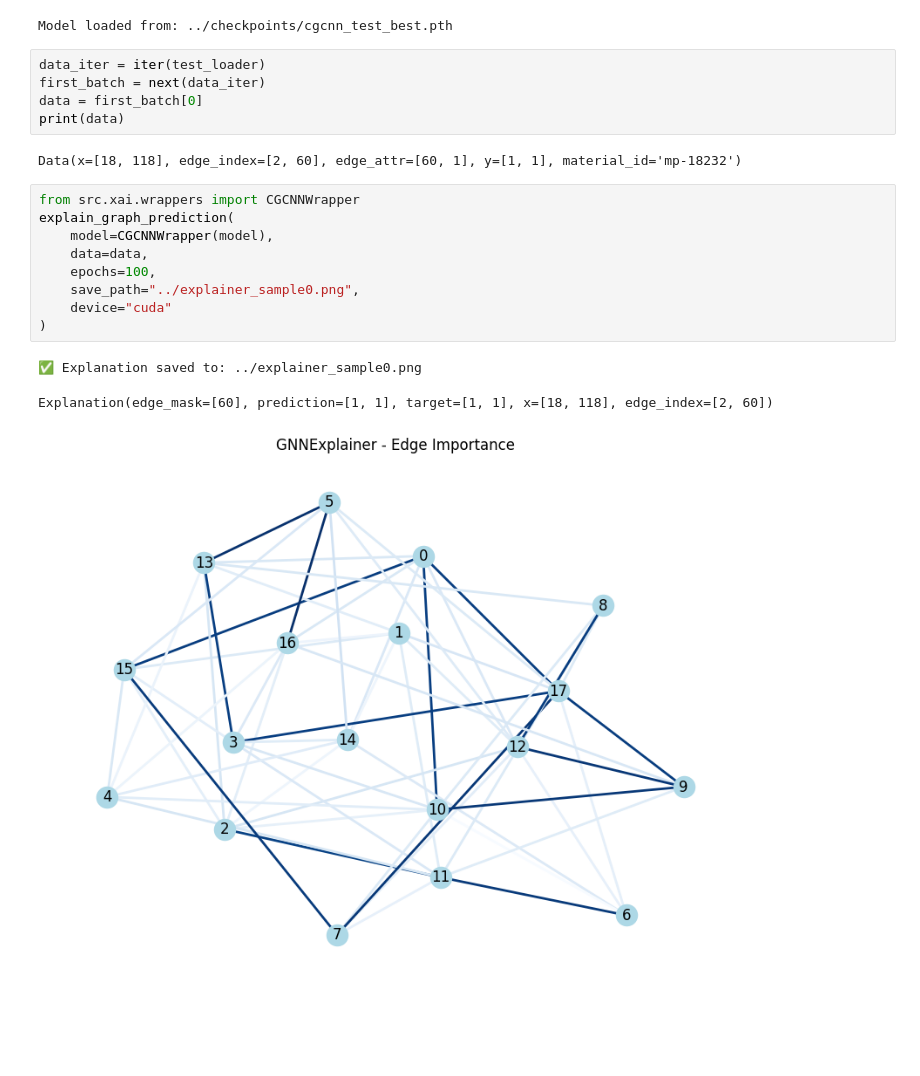
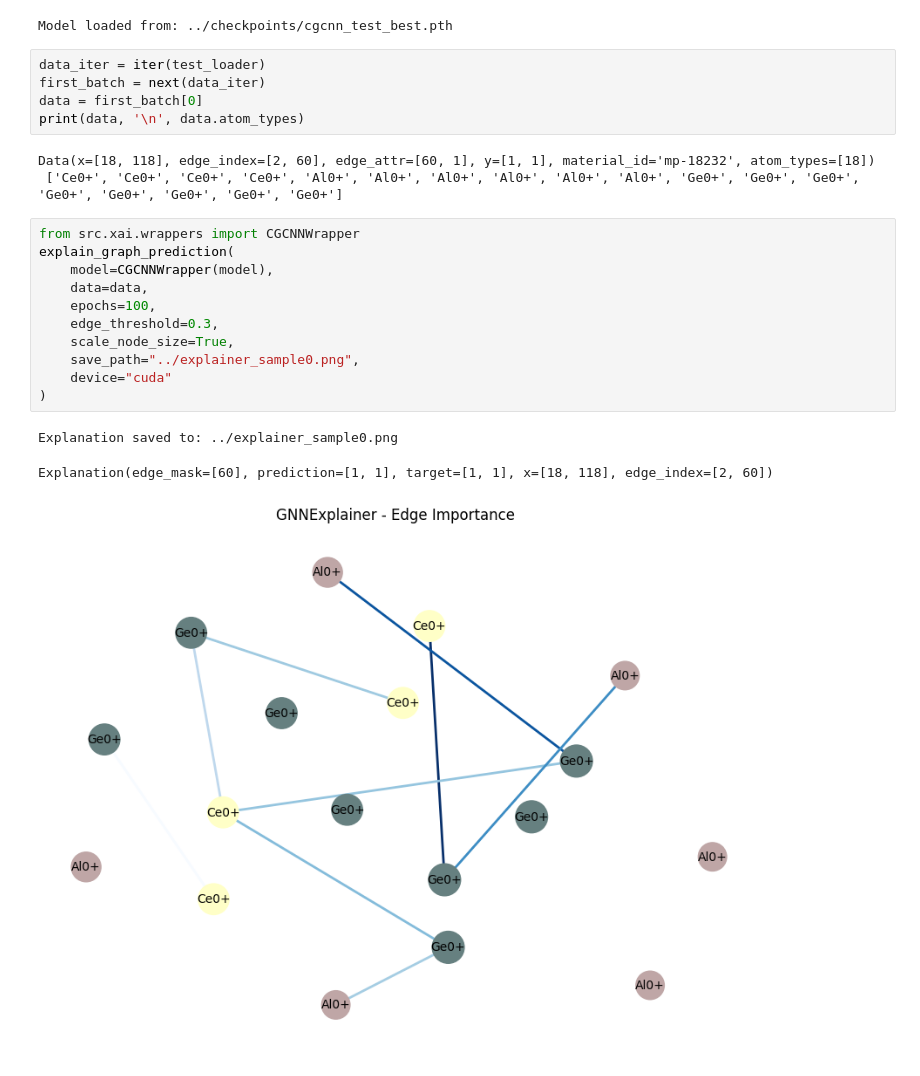
Before and after one commit to Junibuni/GMatXAI, a Jupyter notebook: notebooks/03_xai_analysis.ipynb, the cells around one changed output. Saved outputs shown, nothing was run; the diff lists cells and outputs as text; blank space fills up the shorter version.

Commit message:
visualize GNNExplainer

```diff
--- a/notebooks/03_xai_analysis.ipynb
+++ b/notebooks/03_xai_analysis.ipynb
@@ -41,19 +41,22 @@ Model loaded from: ../checkpoints/cgcnn_test_best.pth
 data_iter = iter(test_loader)
 first_batch = next(data_iter)
 data = first_batch[0]
-print(data)
+print(data, '\n', data.atom_types)
 # %% [output]
-Data(x=[18, 118], edge_index=[2, 60], edge_attr=[60, 1], y=[1, 1], material_id='mp-18232')
+Data(x=[18, 118], edge_index=[2, 60], edge_attr=[60, 1], y=[1, 1], material_id='mp-18232', atom_types=[18])
+ ['Ce0+', 'Ce0+', 'Ce0+', 'Ce0+', 'Al0+', 'Al0+', 'Al0+', 'Al0+', 'Al0+', 'Al0+', 'Ge0+', 'Ge0+', 'Ge0+', 'Ge0+', 'Ge0+', 'Ge0+', 'Ge0+', 'Ge0+']
 # %%
 from src.xai.wrappers import CGCNNWrapper
 explain_graph_prediction(
     model=CGCNNWrapper(model),
     data=data,
     epochs=100,
+    edge_threshold=0.3,
+    scale_node_size=True,
     save_path="../explainer_sample0.png",
     device="cuda"
 )
 # %% [output]
-✅ Explanation saved to: ../explainer_sample0.png
+Explanation saved to: ../explainer_sample0.png
 Explanation(edge_mask=[60], prediction=[1, 1], target=[1, 1], x=[18, 118], edge_index=[2, 60])
-[figure, old version]
+[figure, new version]
```
Also changed, not shown: 4 other files.
